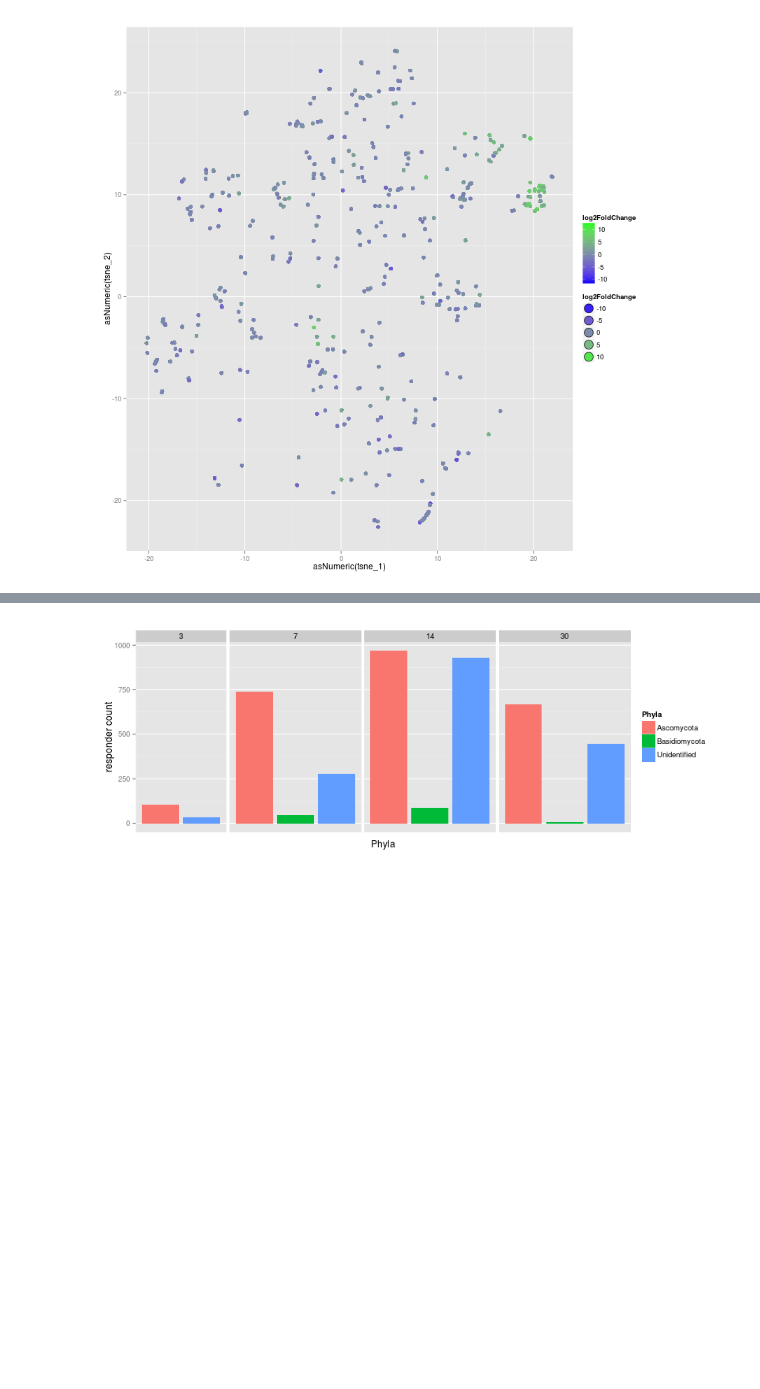
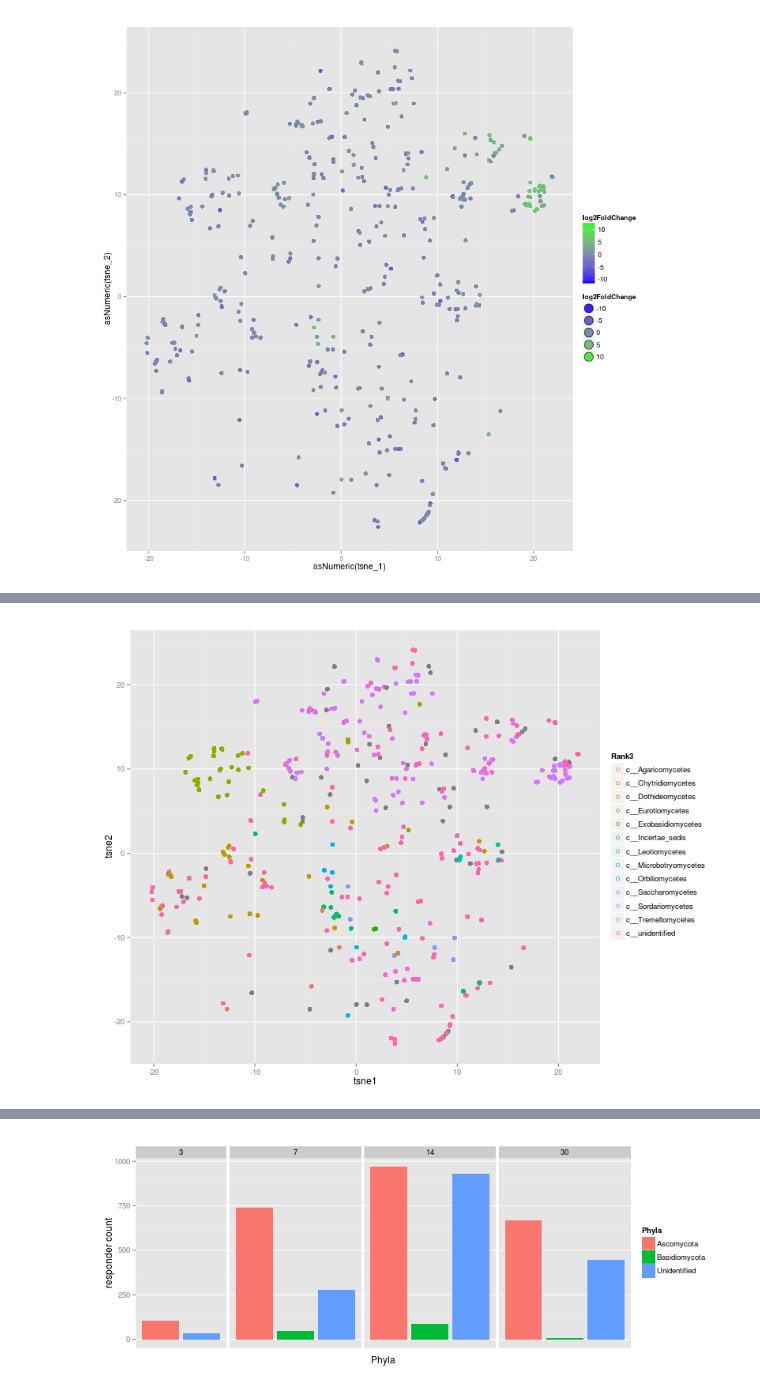
Before and after one commit to chvtk/Fungal_SIP, a Jupyter notebook: Computing_pairwise_distances.ipynb, the cells around one changed output, grey strips where cells are left out. Saved outputs shown, nothing was run; the diff lists cells and outputs as text; code cells hidden in the pictures; blank space fills up the shorter version.

```diff
--- a/Computing_pairwise_distances.ipynb
+++ b/Computing_pairwise_distances.ipynb
@@ -363,0 +358,20 @@ p
+# %%
+%%R -w 800 -h 600
+
+my_palette <- colorRampPalette(c("red", "yellow", "green"))(n = 299)
+
+
+asNumeric = function(x) { as.numeric(as.character(x)) }
+p = ggplot(d2, aes(x = asNumeric(tsne_1), y = asNumeric(tsne_2)))+
+    geom_point(aes(fill = Rank3, color = Rank3, alpha = 0.85), pch = 21) +
+    guides(alpha = FALSE, fill=guide_legend(override.aes=list(size=6))) +
+    #scale_fill_gradient(limits = c(0, 1), low="blue",high="green") +
+    #scale_colour_gradient(limits = c(0, 1), low="blue", high="green", name = "adjusted p-value") +
+    guides(fill=FALSE)
+
+p = p + xlab("tsne1") + ylab("tsne2")
+
+
+p
+# %% [output]
+[figure, added]
```
Also changed, not shown: parts of 33 cells of this notebook.
